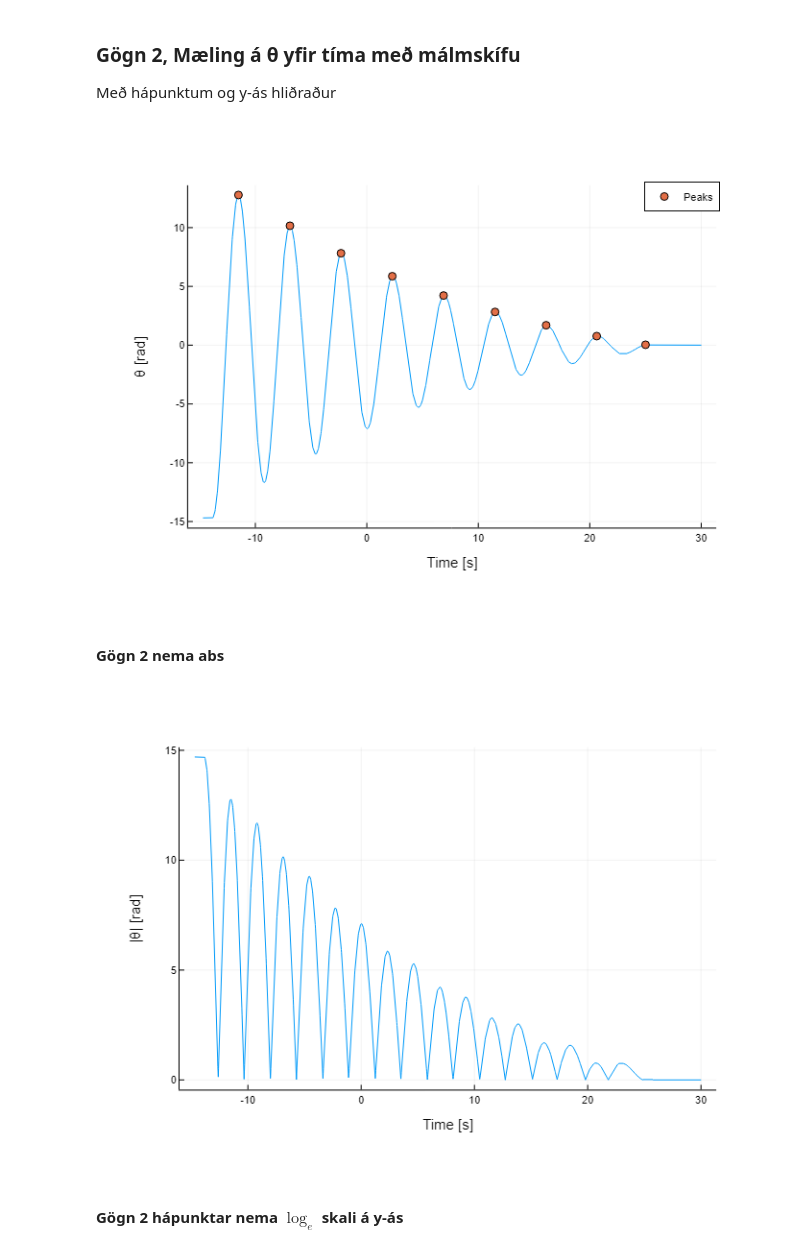
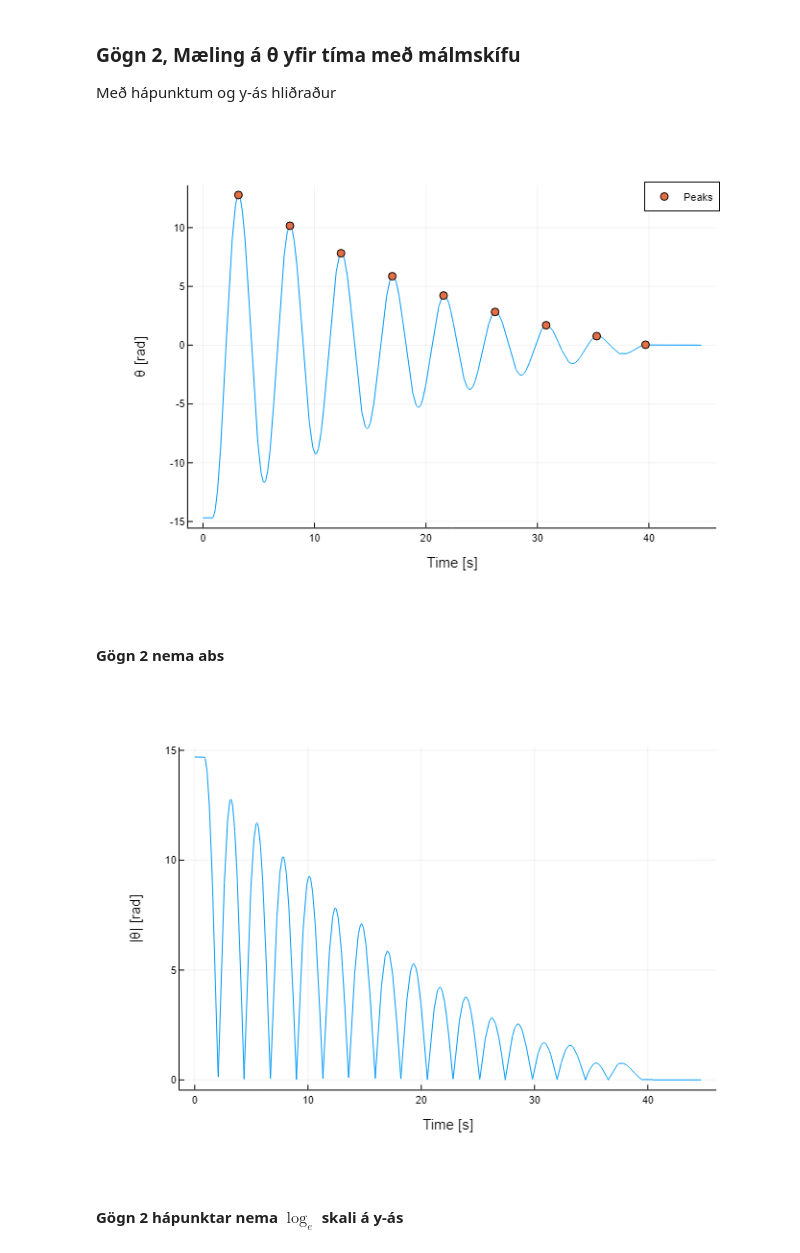
Before and after one commit to AwesomeQuest/verklegt3, a Jupyter notebook: notebook.ipynb, the cells around one changed output. Drawn from its saved outputs; the diff is of its cells as text; code cells hidden in the pictures.

```diff
--- a/notebook.ipynb
+++ b/notebook.ipynb
@@ -34,20 +38,20 @@ Með hápunktum og y-ás hliðraður
 # %%
 data2 = CSV.read("data2.csv", DataFrame)
 
-data2 = data2 .- data2[end,2]
+data2[!,2] = data2[!,2] .- data2[end,2]
 
 plot(data2[!,1], data2[!,2],
 	xlabel = "Time [s]",
 	ylabel = "θ [rad]",
 	labels = :none)
 
 peaks = findmaxima(data2[!,2])
 peaks = peaks[1][peaks[2] .> -10]
 
 scatter!(data2[peaks,1],data2[peaks,2],
 		labels = "Peaks")
 # %% [output]
-[figure, old version]
+[figure, new version]
 # %% [markdown]
 #### Gögn 2 nema abs
 # %%
@@ -56,7 +60,7 @@ xlabel = "Time [s]",
 ylab = "|θ| [rad]",
 labels = :none)
 # %% [output]
-[figure, old version]
+[figure, new version]
 # %% [markdown]
 #### Gögn 2 hápunktar nema $\log_e$ skali á y-ás
 # %%
```
Also changed, not shown: parts of 15 cells of this notebook, 1 other file.
